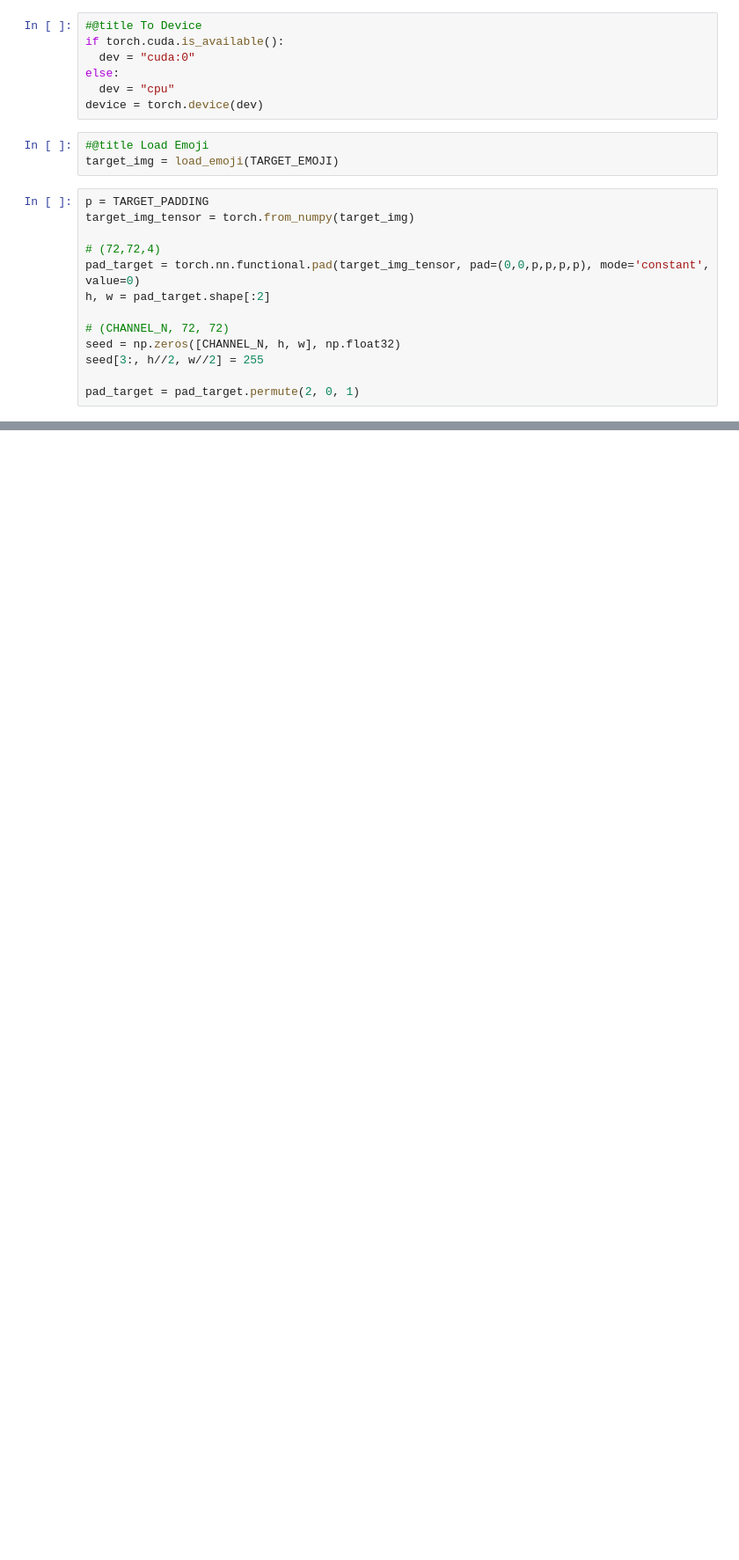
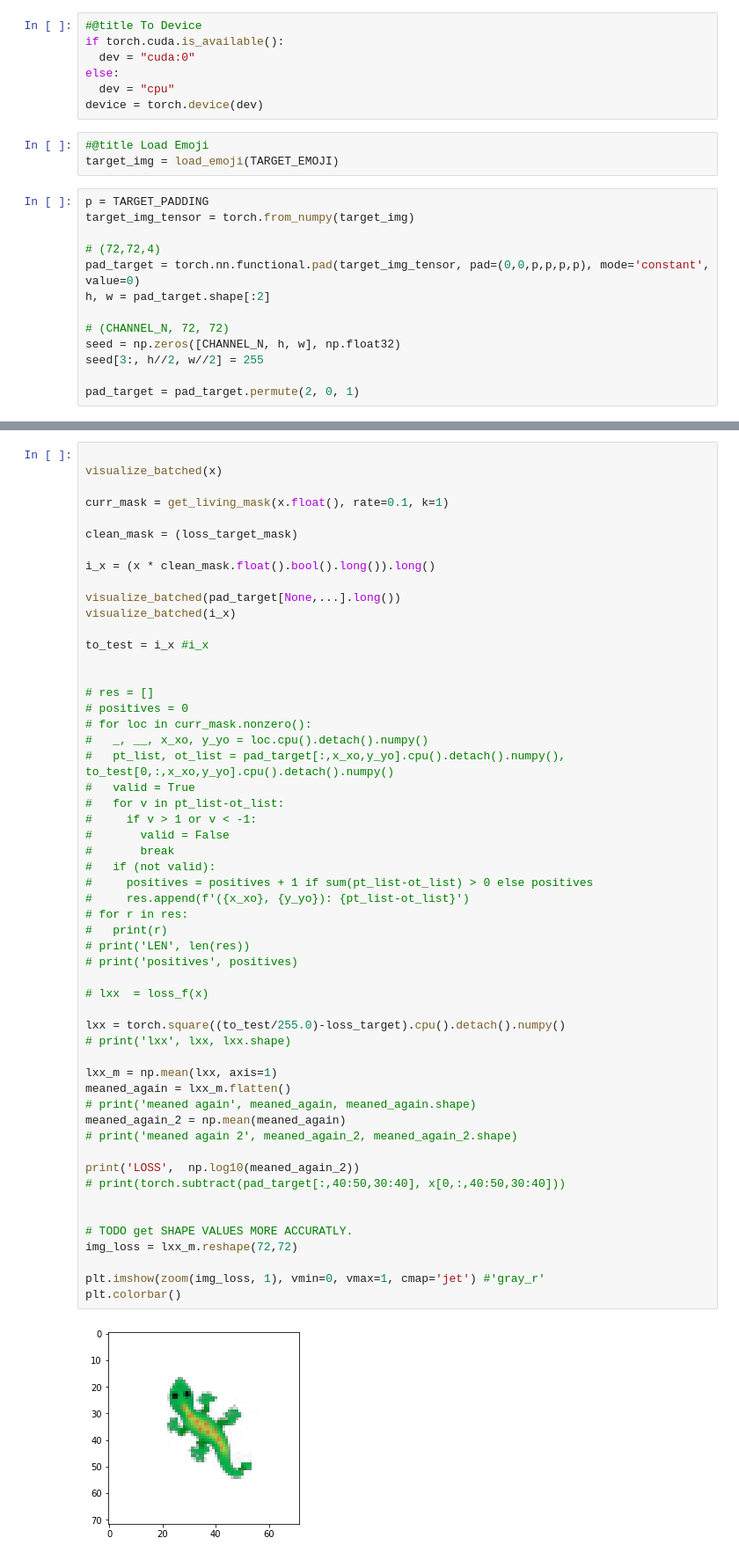
Before and after one commit to Mikcl/CellTransformer, a Jupyter notebook: Cells_are_Transformers_II.ipynb, the cells around one changed output, grey strips where cells are left out. Shown: that part at 88% size. Drawn from its saved outputs; the diff is of its cells as text; blank space fills up the shorter version.

```diff
--- a/Cells_are_Transformers_II.ipynb
+++ b/Cells_are_Transformers_II.ipynb
@@ -638,0 +706,56 @@ for i in tqdm.tqdm(range(EPOCHS), mininterval=10., desc='training epochs'):
+# %%
+
+visualize_batched(x)
+
+curr_mask = get_living_mask(x.float(), rate=0.1, k=1)
+
+clean_mask = (loss_target_mask)
+
+i_x = (x * clean_mask.float().bool().long()).long()
+
+visualize_batched(pad_target[None,...].long())
+visualize_batched(i_x)
+
+to_test = i_x #i_x
+
+
+# res = []
+# positives = 0
+# for loc in curr_mask.nonzero():
+#   _, __, x_xo, y_yo = loc.cpu().detach().numpy()
+#   pt_list, ot_list = pad_target[:,x_xo,y_yo].cpu().detach().numpy(), to_test[0,:,x_xo,y_yo].cpu().detach().numpy()
+#   valid = True
+#   for v in pt_list-ot_list:
+#     if v > 1 or v < -1:
+#       valid = False
+#       break
+#   if (not valid):
+#     positives = positives + 1 if sum(pt_list-ot_list) > 0 else positives
+#     res.append(f'({x_xo}, {y_yo}): {pt_list-ot_list}')
+# for r in res:
+#   print(r)
+# print('LEN', len(res))
+# print('positives', positives)
+
+# lxx  = loss_f(x)
+
+lxx = torch.square((to_test/255.0)-loss_target).cpu().detach().numpy()
+# print('lxx', lxx, lxx.shape)
+
+lxx_m = np.mean(lxx, axis=1)
+meaned_again = lxx_m.flatten()
+# print('meaned again', meaned_again, meaned_again.shape)
+meaned_again_2 = np.mean(meaned_again)
+# print('meaned again 2', meaned_again_2, meaned_again_2.shape)
+
+print('LOSS',  np.log10(meaned_again_2))
+# print(torch.subtract(pad_target[:,40:50,30:40], x[0,:,40:50,30:40]))
+
+
+# TODO get SHAPE VALUES MORE ACCURATLY.
+img_loss = lxx_m.reshape(72,72)
+
+plt.imshow(zoom(img_loss, 1), vmin=0, vmax=1, cmap='jet') #'gray_r'
+plt.colorbar()
+# %% [output]
+[figure, added]
```
Also changed, not shown: parts of 14 cells of this notebook.
